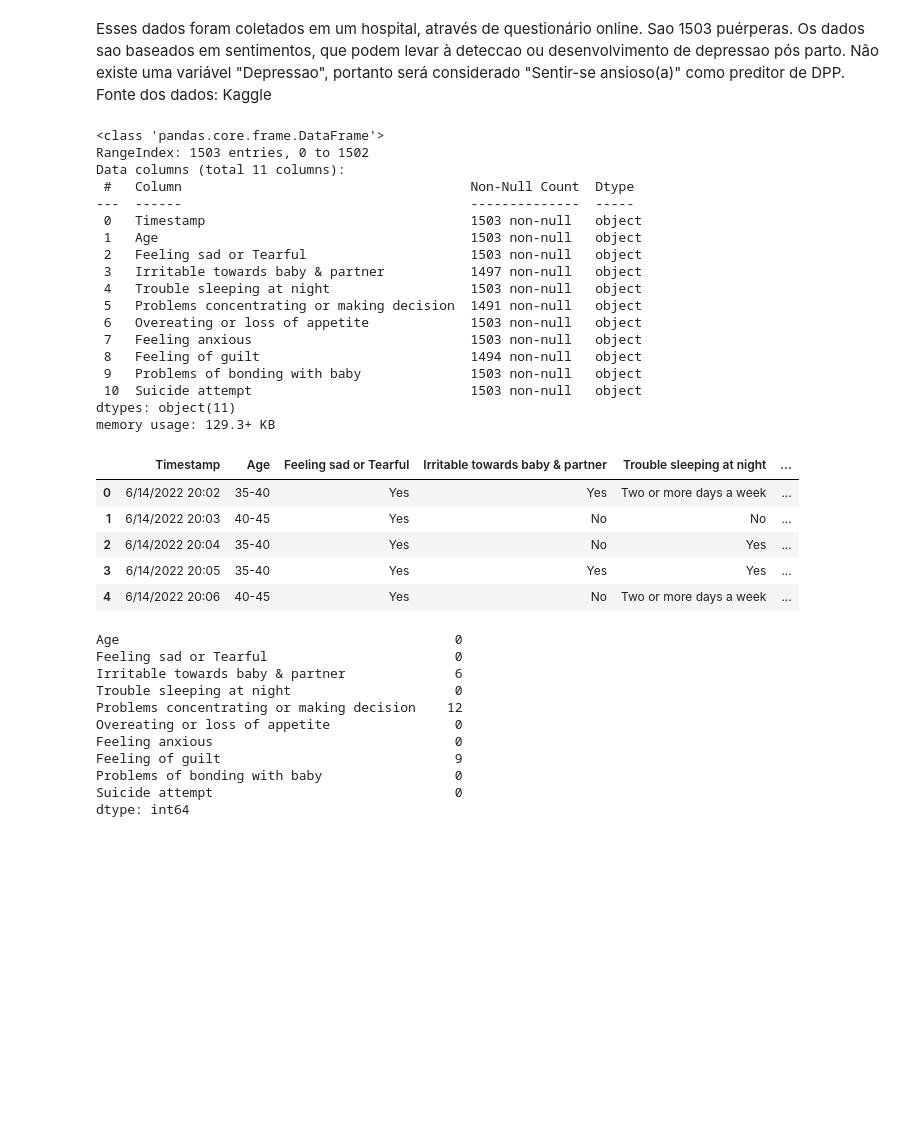
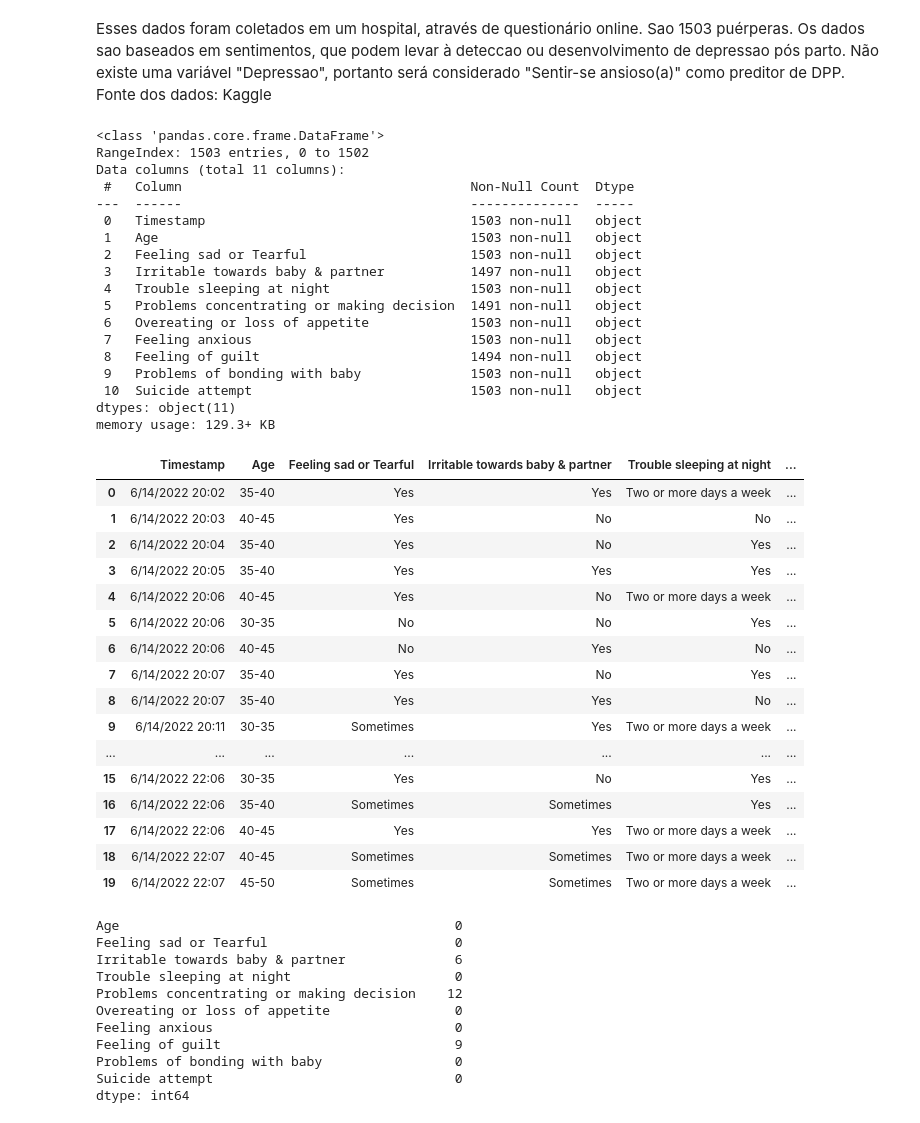
Before and after one commit to luksquaresma/mentorship-data-magicians, a Jupyter notebook: PPProject.ipynb, the cells around one changed output. Saved outputs shown, nothing was run; the diff lists cells and outputs as text; code cells hidden in the pictures; blank space fills up the shorter version.

```diff
--- a/PPProject.ipynb
+++ b/PPProject.ipynb
@@ -4,33 +4,44 @@ Fonte dos dados: Kaggle
 # %%
 import pandas as pd
 df = pd.read_csv('post_natal.csv')
 df.info()
-df.head()
+df.head(20)
 # %% [output]
 <class 'pandas.core.frame.DataFrame'>
 RangeIndex: 1503 entries, 0 to 1502
 Data columns (total 11 columns):
  #   Column                                     Non-Null Count  Dtype
 ---  ------                                     --------------  -----
  0   Timestamp                                  1503 non-null   object
  1   Age                                        1503 non-null   object
  2   Feeling sad or Tearful                     1503 non-null   object
  3   Irritable towards baby & partner           1497 non-null   object
  4   Trouble sleeping at night                  1503 non-null   object
  5   Problems concentrating or making decision  1491 non-null   object
  6   Overeating or loss of appetite             1503 non-null   object
  7   Feeling anxious                            1503 non-null   object
  8   Feeling of guilt                           1494 non-null   object
  9   Problems of bonding with baby              1503 non-null   object
  10  Suicide attempt                            1503 non-null   object
 dtypes: object(11)
 memory usage: 129.3+ KB
 |  | Timestamp | Age | Feeling sad or Tearful | Irritable towards baby & partner | Trouble sleeping at night | ... |
 | 0 | 6/14/2022 20:02 | 35-40 | Yes | Yes | Two or more days a week | ... |
 | 1 | 6/14/2022 20:03 | 40-45 | Yes | No | No | ... |
 | 2 | 6/14/2022 20:04 | 35-40 | Yes | No | Yes | ... |
 | 3 | 6/14/2022 20:05 | 35-40 | Yes | Yes | Yes | ... |
 | 4 | 6/14/2022 20:06 | 40-45 | Yes | No | Two or more days a week | ... |
+| 5 | 6/14/2022 20:06 | 30-35 | No | No | Yes | ... |
+| 6 | 6/14/2022 20:06 | 40-45 | No | Yes | No | ... |
+| 7 | 6/14/2022 20:07 | 35-40 | Yes | No | Yes | ... |
+| 8 | 6/14/2022 20:07 | 35-40 | Yes | Yes | No | ... |
+| 9 | 6/14/2022 20:11 | 30-35 | Sometimes | Yes | Two or more days a week | ... |
+| ... | ... | ... | ... | ... | ... | ... |
+| 15 | 6/14/2022 22:06 | 30-35 | Yes | No | Yes | ... |
+| 16 | 6/14/2022 22:06 | 35-40 | Sometimes | Sometimes | Yes | ... |
+| 17 | 6/14/2022 22:06 | 40-45 | Yes | Yes | Two or more days a week | ... |
+| 18 | 6/14/2022 22:07 | 40-45 | Sometimes | Sometimes | Two or more days a week | ... |
+| 19 | 6/14/2022 22:07 | 45-50 | Sometimes | Sometimes | Two or more days a week | ... |
 # %%
 # Excluindo a coluna Timestamp
 df = df.drop('Timestamp', axis= 1)
```
Also changed, not shown: parts of 15 cells of this notebook, 2 other files.
